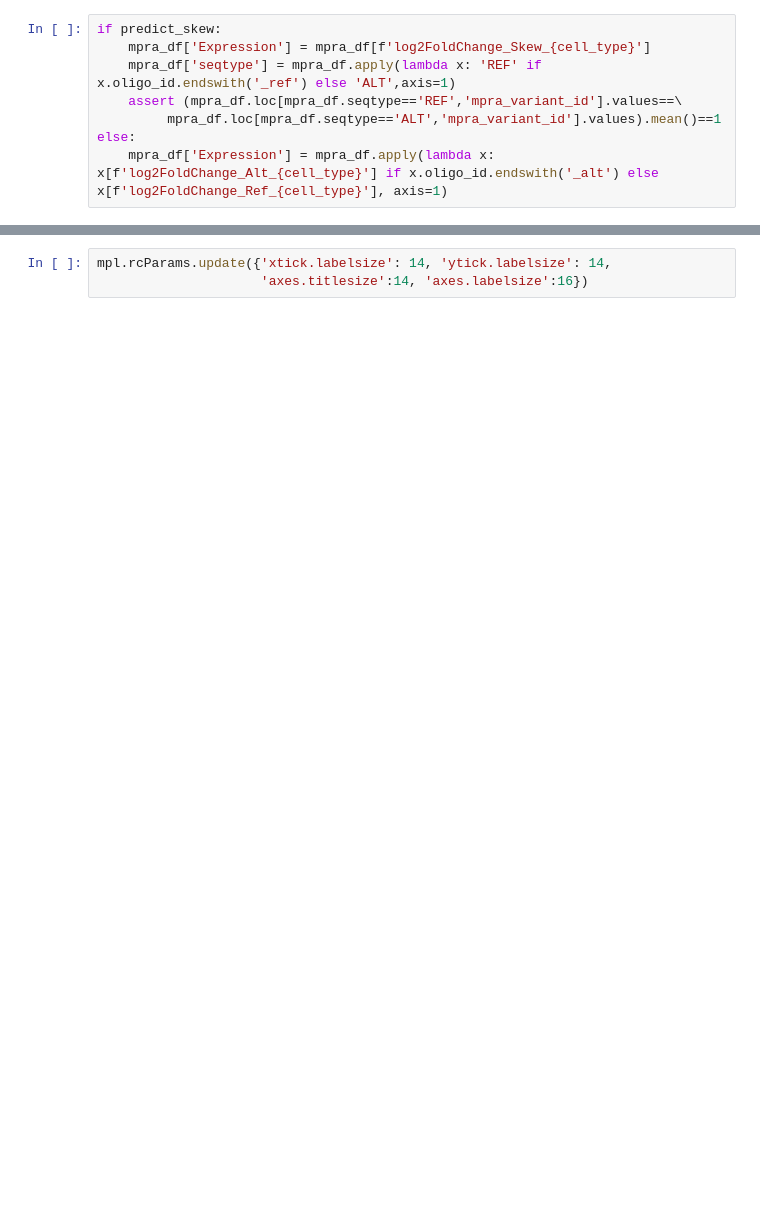
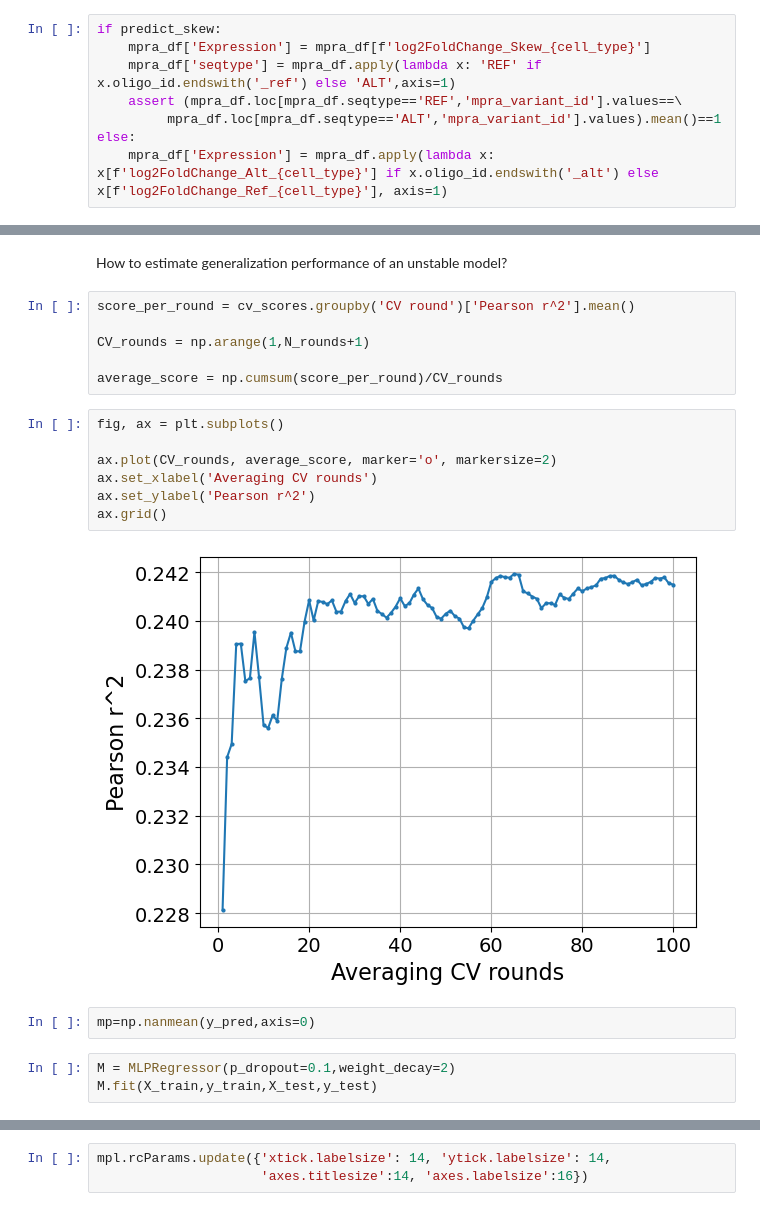
Before and after one commit to sergeyvilov/MLM, a Jupyter notebook: mammals_model/expression_griesemer.ipynb, the cells around one changed output, grey strips where cells are left out. Saved outputs shown, nothing was run; the diff lists cells and outputs as text; blank space fills up the shorter version.

```diff
--- a/mammals_model/expression_griesemer.ipynb
+++ b/mammals_model/expression_griesemer.ipynb
@@ -348,0 +573,22 @@ clear_output()
+# %% [markdown]
+How to estimate generalization performance of an unstable model?
+# %%
+score_per_round = cv_scores.groupby('CV round')['Pearson r^2'].mean()
+
+CV_rounds = np.arange(1,N_rounds+1)
+
+average_score = np.cumsum(score_per_round)/CV_rounds
+# %%
+fig, ax = plt.subplots()
+
+ax.plot(CV_rounds, average_score, marker='o', markersize=2)
+ax.set_xlabel('Averaging CV rounds')
+ax.set_ylabel('Pearson r^2')
+ax.grid()
+# %% [output]
+[figure, added]
+# %%
+mp=np.nanmean(y_pred,axis=0)
+# %%
+M = MLPRegressor(p_dropout=0.1,weight_decay=2)
+M.fit(X_train,y_train,X_test,y_test)
```
Also changed, not shown: parts of 50 cells of this notebook, 1 other file.
